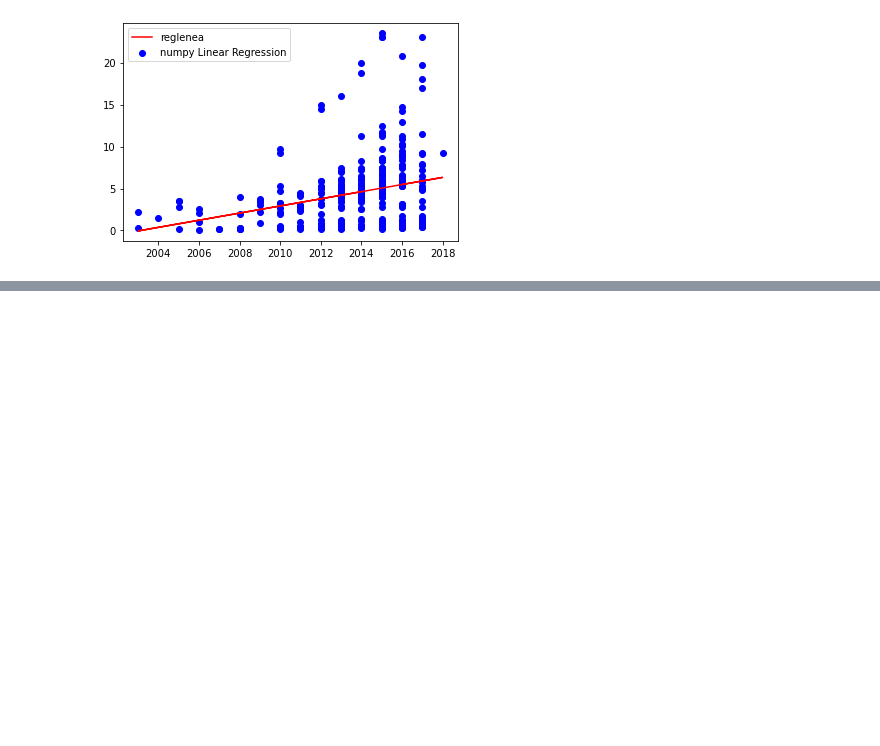
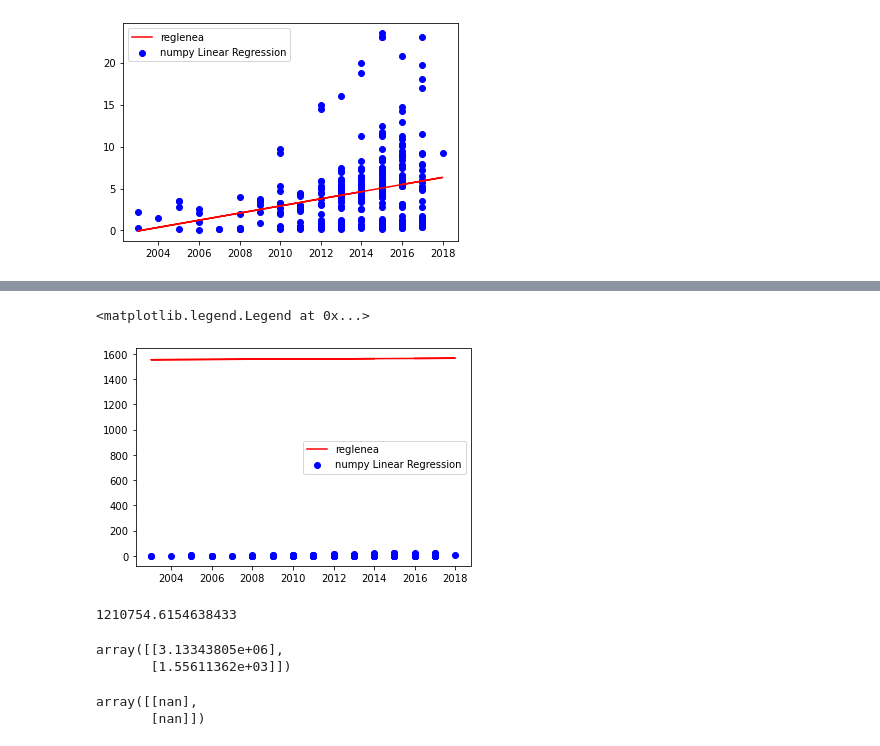
Before and after one commit to SaciaHouioua/BriefIA, a Jupyter notebook: VeilleMachineLearning.ipynb, the cells around one changed output, grey strips where cells are left out. Cells and saved outputs as stored; diff of their text form; code cells hidden in the pictures; blank space fills up the shorter version.

```diff
--- a/VeilleMachineLearning.ipynb
+++ b/VeilleMachineLearning.ipynb
@@ -565,13 +551,11 @@ plt.legend()
 <matplotlib.legend.Legend at 0x...>
 [figure]
 # %%
-# programmation du model et de la fonction cout
+# programmation du model et de la fonction cout selon la descente de gradient
+
 y=data["Selling_Price"].values.reshape(y.shape[0],1)
 X = data["Year"].values.reshape(y.shape[0],1)
 
-
-X=np.hstack((X,np.ones(X.shape)))
-heta = np.random.randn(2,1)
-
-print(y.shape)
-print(X.shape)
+one = np.ones(X.shape)
+X=np.hstack((X,one))
+theta = np.random.randn(2,1)
@@ -582,5 +563,9 @@ print(X.shape)
 
 #  theta = [a,b]   et le modele  F = X * theta
 
-#def modelRegLinea (X,theta):
-    retrun X.dot(theta)
+def modelRegLinea(X,theta):
+
+    return X.dot(theta)
+
+
+c = modelRegLinea(X,theta)
@@ -588,0 +572,27 @@ SyntaxError: invalid syntax (<ipython-input-100-07cc4aeb55bc>, line 4)
+# %%
+plt.scatter(data["Year"], y, color='blue', label='numpy Linear Regression') # Nuage de points
+plt.plot(X[:,0], c, color="red", label='reglenea' )
+plt.legend()
+# %% [output]
+<matplotlib.legend.Legend at 0x...>
+[figure, added]
+# %%
+# définition de la fonction coût
+
+def cost_function(x,y, theta):
+
+    m = len(y)
+    return 1/(2*m) * np.sum((modelRegLinea(x,theta)-y)**2)
+
+cost_function(X,y, theta)
+# %% [output]
+1210754.6154638433
+# %%
+# Calcul du gardient et descente de gradient
+def grad (X,y,theta):
+    m = len(y)
+    return 1/m *X.T.dot(modelRegLinea(X,theta)-y)
+grad (X,y,theta)
+# %% [output]
+array([[3.13343805e+06],
+       [1.55611362e+03]])
@@ -589,3 +610,8 @@ SyntaxError: invalid syntax (<ipython-input-100-07cc4aeb55bc>, line 4)
+# %%
+theta_final # désolée , je bloque!
+# %% [output]
+array([[nan],
+       [nan]])
 # %% [markdown]
 ## Support Vector Machines (SVM)
 
```
Also changed, not shown: parts of 15 cells of this notebook.
